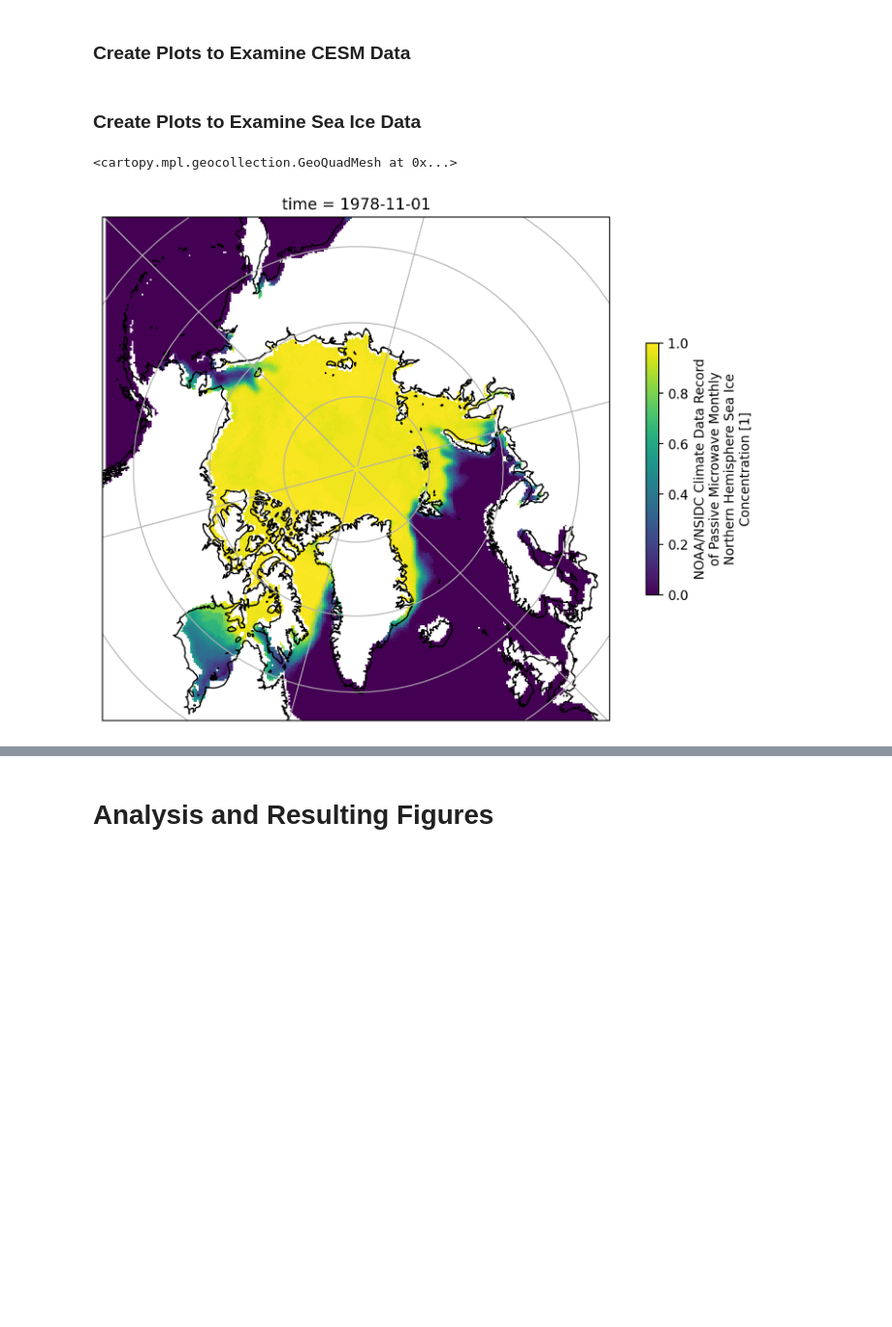
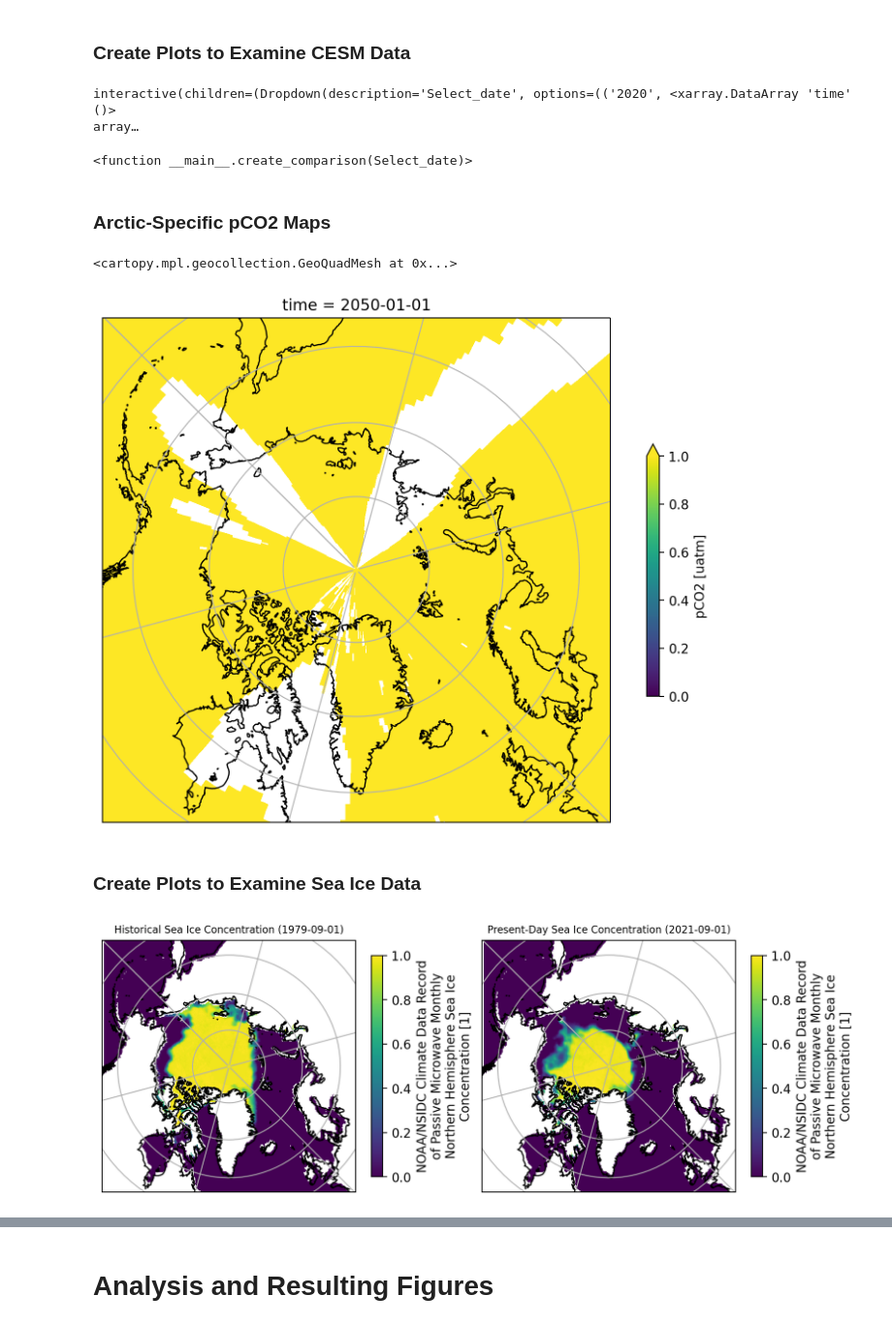
Before and after one commit to juliasimpson97/rces-final-project, a Jupyter notebook: final_project.ipynb, the cells around one changed output, grey strips where cells are left out. Shown at 97% size. Cells and saved outputs as stored; diff of their text form; code cells hidden in the pictures; blank space fills up the shorter version.

Commit message:
characterization plots done and initial pass of anomaly calc

```diff
--- a/final_project.ipynb
+++ b/final_project.ipynb
@@ -221,16 +271,46 @@ Attributes: (12/65)
+# %%
+widgets.interact(create_comparison,Select_date=merged_dates)
+# %% [output]
+interactive(children=(Dropdown(description='Select_date', options=(('2020', <xarray.DataArray 'time' ()>
+array…
+<function __main__.create_comparison(Select_date)>
+# %% [markdown]
+### Arctic-Specific pCO2 Maps
+# %%
+fig = plt.figure(figsize=(10,7))
+proj_ant = ccrs.NorthPolarStereo(central_longitude=-45) #other is -45, to match need 135
+ax = plt.axes(projection=proj_ant)
+ax.set_extent([0, 360, 100, 56], crs=ccrs.PlateCarree()) #100, 56
+ax.coastlines()
+ax.gridlines()
+
+cesm['ssp585'].sel(time='2050').pCO2.plot(vmin=0, vmax=1, cbar_kwargs={'shrink': 0.5},transform=ccrs.PlateCarree(central_longitude=180))
+# %% [output]
+<cartopy.mpl.geocollection.GeoQuadMesh at 0x...>
+[figure, added]
 # %% [markdown]
 ### Create Plots to Examine Sea Ice Data
 # %%
-fig = plt.figure(figsize=(10,7))
-proj_ant = ccrs.NorthPolarStereo(central_longitude=-45)
-ax = plt.axes(projection=proj_ant)
-ax.set_extent([-180, 180, 100, 56], crs=ccrs.PlateCarree()) #100, 56
-ax.coastlines()
-ax.gridlines()
+fig, axes = plt.subplots(ncols=2, figsize=(10,8),subplot_kw={'projection': ccrs.NorthPolarStereo(central_longitude=-45)})
+#fig = plt.figure(figsize=(10,7))
+#proj_ant = ccrs.NorthPolarStereo(central_longitude=-45)
+#ax = plt.axes(projection=proj_ant)
+ax0, ax1 = axes
+for ax in ax0, ax1:
+    ax.set_extent([-180, 180, 100, 56], crs=ccrs.PlateCarree())
+    ax.coastlines()
+    ax.gridlines()
 
-ice_conc = ds_ice.cdr_seaice_conc_monthly[0]
-ice_conc = ice_conc.where(ice_conc<=1)
-ice_conc.plot(vmin=0, vmax=1, cbar_kwargs={'shrink': 0.5})
+ice_conc_hist = ds_ice.cdr_seaice_conc_monthly.sel(time='1979-09-01')
+ice_conc_hist = ice_conc_hist.where(ice_conc_hist<=1)
+ice_conc_hist.plot(ax=ax0,vmin=0, vmax=1, cbar_kwargs={'shrink': 0.4})
+ax0.set_title('Historical Sea Ice Concentration (1979-09-01)')
+ax0.title.set_size(8)
+
+ice_conc_pres = ds_ice.cdr_seaice_conc_monthly.sel(time='2021-09-01') # did 10 to look at September, also try ds_ice.cdr_seaice_conc[ds_ice.cdr_seaice_conc.time=='2021-09-01']
+ice_conc_pres = ice_conc_pres.where(ice_conc_pres<=1)
+ice_conc_pres.plot(ax=ax1,vmin=0, vmax=1, cbar_kwargs={'shrink': 0.4})
+ax1.set_title('Present-Day Sea Ice Concentration (2021-09-01)')
+ax1.title.set_size(8)
 # %% [output]
-<cartopy.mpl.geocollection.GeoQuadMesh at 0x...>
-[figure, old version]
+[figure, new version]
```
Also changed, not shown: parts of 36 cells of this notebook.
